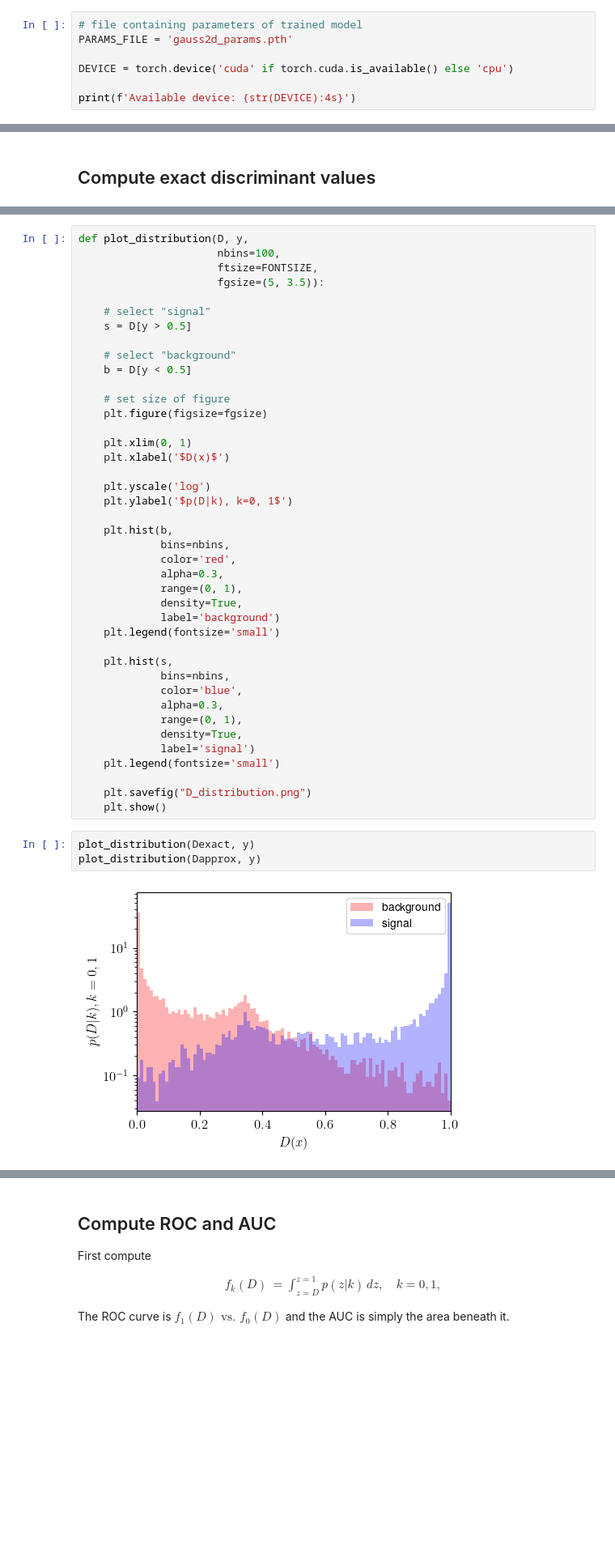
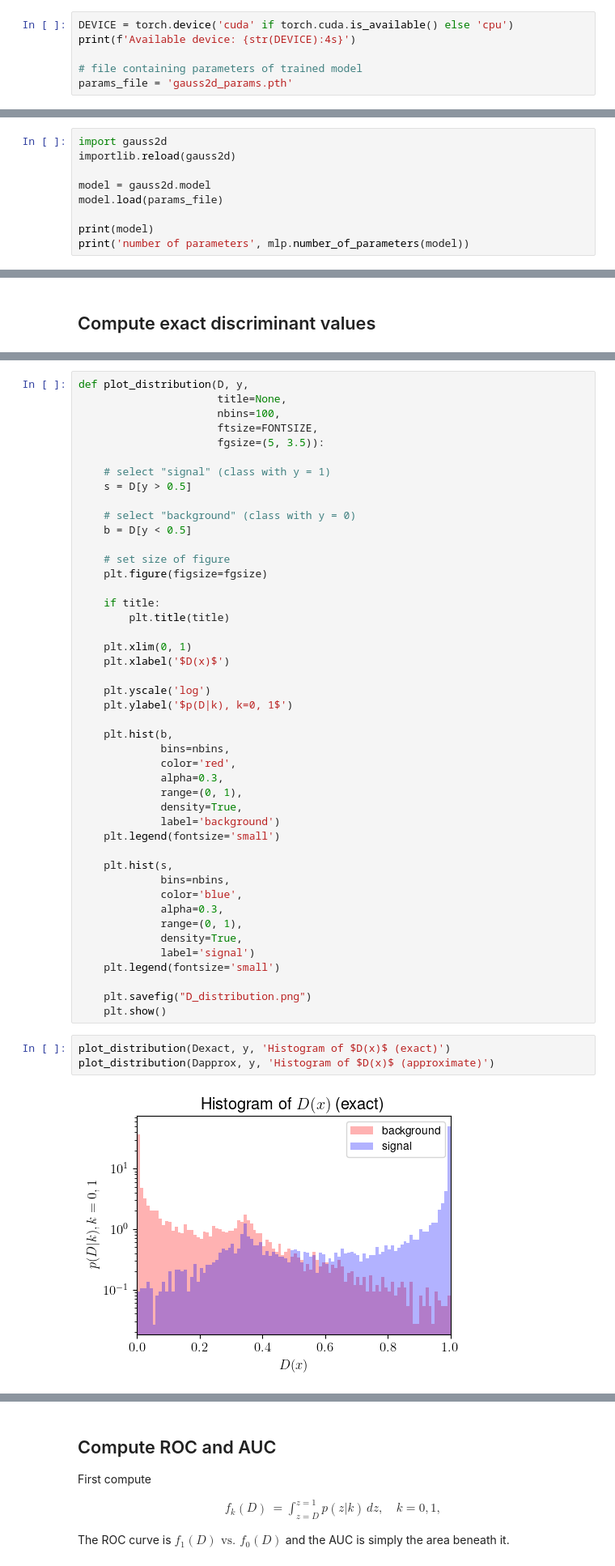
Before and after one commit to hbprosper/mlinphysics, a Jupyter notebook: Labs/Lab02/code/tutorial02_metrics.ipynb, the cells around one changed output, grey strips where cells are left out. Shown: that part at 81% size. Drawn from its saved outputs; the diff is of its cells as text; blank space fills up the shorter version.

```diff
--- a/Labs/Lab02/code/tutorial02_metrics.ipynb
+++ b/Labs/Lab02/code/tutorial02_metrics.ipynb
@@ -54,12 +54,11 @@ rnd  = np.random.RandomState(seed)
 # %% [markdown]
 ## Constants
 # %%
+DEVICE = torch.device('cuda' if torch.cuda.is_available() else 'cpu')
+print(f'Available device: {str(DEVICE):4s}')
+
 # file containing parameters of trained model
-PARAMS_FILE = 'gauss2d_params.pth'
-
-DEVICE = torch.device('cuda' if torch.cuda.is_available() else 'cpu')
-
-print(f'Available device: {str(DEVICE):4s}')
+params_file = 'gauss2d_params.pth'
 # %% [output]
 Available device: cpu
 # %% [markdown]
@@ -116,0 +75,9 @@ number of parameters: 541
+# %%
+import gauss2d
+importlib.reload(gauss2d)
+
+model = gauss2d.model
+model.load(params_file)
+
+print(model)
+print('number of parameters', mlp.number_of_parameters(model))
@@ -177,18 +166,22 @@ What we are doing here is approximating the densities
 using histograms.
 # %%
 def plot_distribution(D, y,
+                      title=None,
                       nbins=100,
                       ftsize=FONTSIZE,
                       fgsize=(5, 3.5)):
 
-    # select "signal"
+    # select "signal" (class with y = 1)
     s = D[y > 0.5]
 
-    # select "background"
+    # select "background" (class with y = 0)
     b = D[y < 0.5]
 
     # set size of figure
     plt.figure(figsize=fgsize)
+
+    if title:
+        plt.title(title)
 
     plt.xlim(0, 1)
     plt.xlabel('$D(x)$')
@@ -217,7 +210,7 @@ def plot_distribution(D, y,
     plt.savefig("D_distribution.png")
     plt.show()
 # %%
-plot_distribution(Dexact, y)
-plot_distribution(Dapprox, y)
+plot_distribution(Dexact, y, 'Histogram of $D(x)$ (exact)')
+plot_distribution(Dapprox, y, 'Histogram of $D(x)$ (approximate)')
 # %% [output]
-[figure, old version]
+[figure, new version]
```
Also changed, not shown: parts of 13 cells of this notebook, 15 other files.
